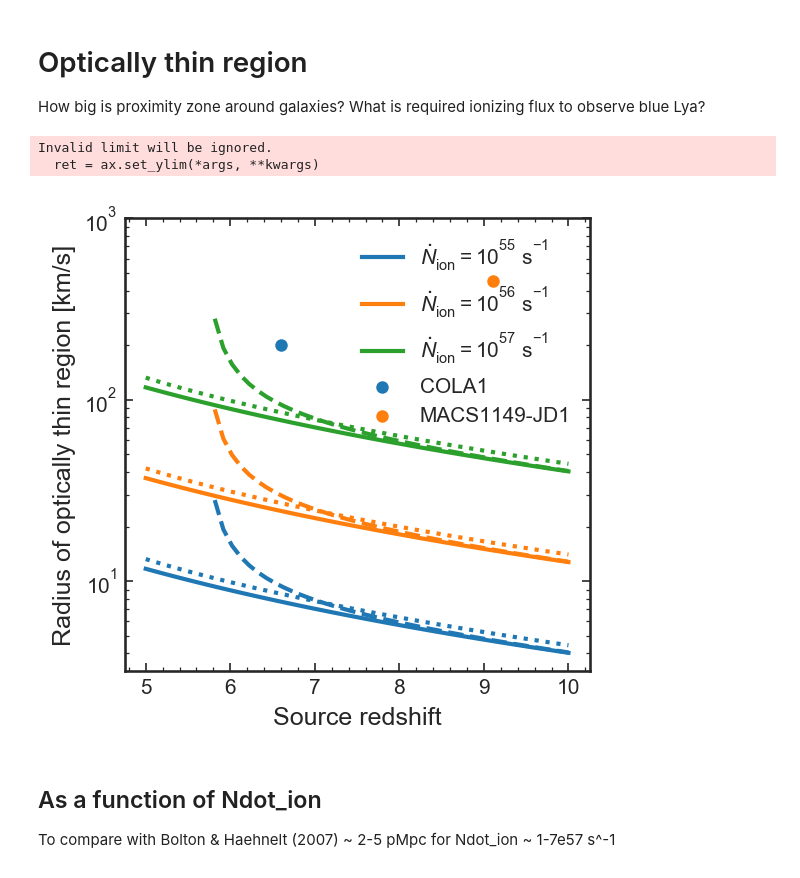
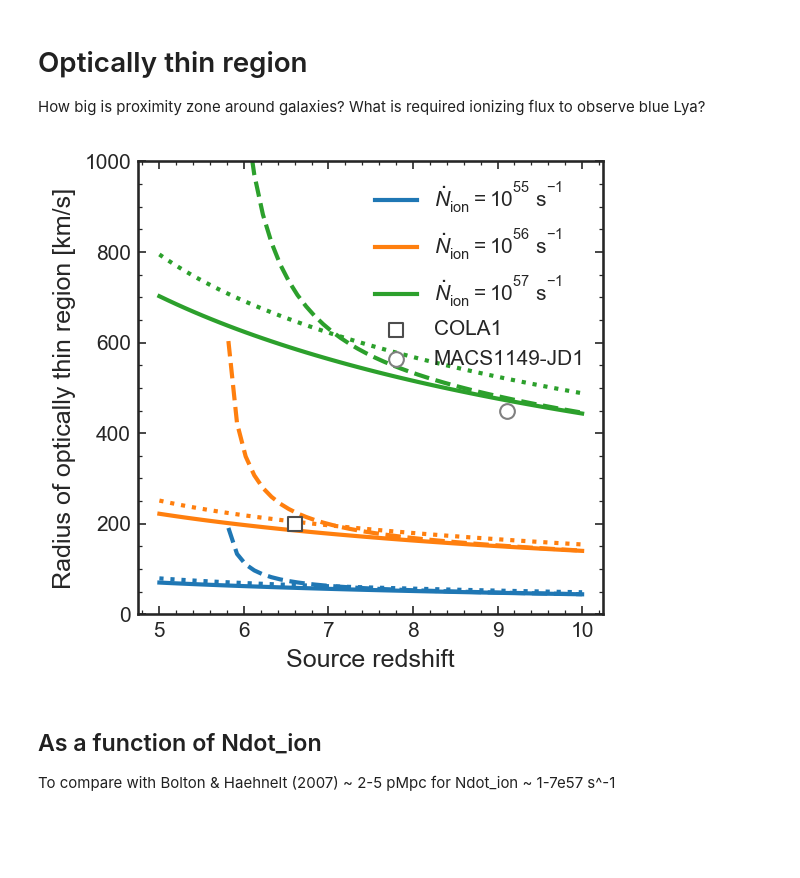
Before and after one commit to charlottenosam/LyaLineshapes, a Jupyter notebook: notebooks/bubbles_proximity_zone.ipynb, the cells around one changed output. Drawn from its saved outputs; the diff is of its cells as text; code cells hidden in the pictures; blank space fills up the shorter version.

```diff
--- a/notebooks/bubbles_proximity_zone.ipynb
+++ b/notebooks/bubbles_proximity_zone.ipynb
@@ -66,45 +66,46 @@ def R_optically_thin(z, Ndot_ion, alpha_s, reccase='B',
     return np.sqrt(R_alpha2).to(u.Mpc)
 
 def blue_velocity_lim(R_alpha, z):
-    vlim = R_alpha * Planck15.H(z)/(1+z)
+    vlim = R_alpha * Planck15.H(z) #/(1+z)
     return vlim.to(u.km/u.s)
 # %%
 ztab = np.linspace(5., 10)
 Ndot_ion_tab = np.logspace(55, 57, 3)/u.s
 
 observations = {}
-observations['COLA1'] = {'z':6.6, 'vlim':200}
-observations['MACS1149-JD1'] = {'z':9.11, 'vlim':450}
+observations['COLA1'] = {'z':6.6, 'vlim':200, 'M1500':-21.6, 'c':'0.3', 'ms':'s'}
+observations['MACS1149-JD1'] = {'z':9.11, 'vlim':450, 'M1500':-18.5, 'c':'0.5', 'ms':'o'}
 
 for ob in observations:
-    plt.scatter(observations[ob]['z'], observations[ob]['vlim'], label=ob)
+    plt.scatter(observations[ob]['z'], observations[ob]['vlim'],
+                lw=1, edgecolors=observations[ob]['c'], facecolor='w',
+                s=50, marker=observations[ob]['ms'],
+                zorder=100, label=ob)
 #     plt.annotate(ob, xy=(observations[ob]['z']-0.1, observations[ob]['vlim']),
 #                  xycoords='data', ha='right', va='center')
 
 for Ndot_ion in Ndot_ion_tab:
     R_alpha = R_optically_thin(z=ztab, Ndot_ion=Ndot_ion, alpha_s=-1.8, fesc=1)
     vlim    = blue_velocity_lim(R_alpha, ztab)
-    ln = plt.semilogy(ztab, vlim, label='$\dot{N}_\mathrm{ion} = 10^{%.0f}$ s$^{-1}$' % np.log10(Ndot_ion.value))
+    ln = plt.plot(ztab, vlim, label='$\dot{N}_\mathrm{ion} = 10^{%.0f}$ s$^{-1}$' % np.log10(Ndot_ion.value))
 
     R_alpha = R_optically_thin(z=ztab, Ndot_ion=Ndot_ion, alpha_s=-1.8, fesc=1, J_bg=50)
     vlim    = blue_velocity_lim(R_alpha, ztab)
     plt.plot(ztab, vlim, c=ln[0].get_color(), ls='dashed')
 
     R_alpha = R_optically_thin(z=ztab, Ndot_ion=Ndot_ion, alpha_s=-2.5, fesc=1, J_bg=1)
     vlim    = blue_velocity_lim(R_alpha, ztab)
     plt.plot(ztab, vlim, c=ln[0].get_color(), ls='dotted')
 
 plt.legend()
 
 plt.ylim(0., 1000)
 plt.xlabel('Source redshift')
 plt.ylabel('Radius of optically thin region [km/s]')
 
 plt.savefig('../figs/Ralpha_z.pdf', bbox_inches='tight')
 # %% [output]
-Invalid limit will be ignored.
-  ret = ax.set_ylim(*args, **kwargs)
-[figure, old version]
+[figure, new version]
 # %% [markdown]
 ## As a function of Ndot_ion
 
```
Also changed, not shown: parts of 2 cells of this notebook, 25 other files.
